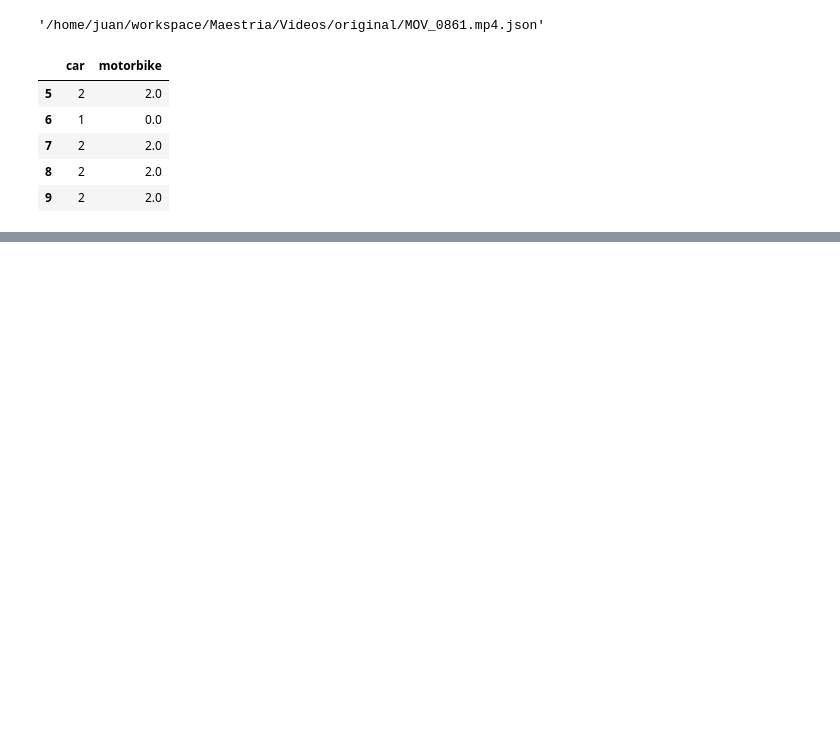
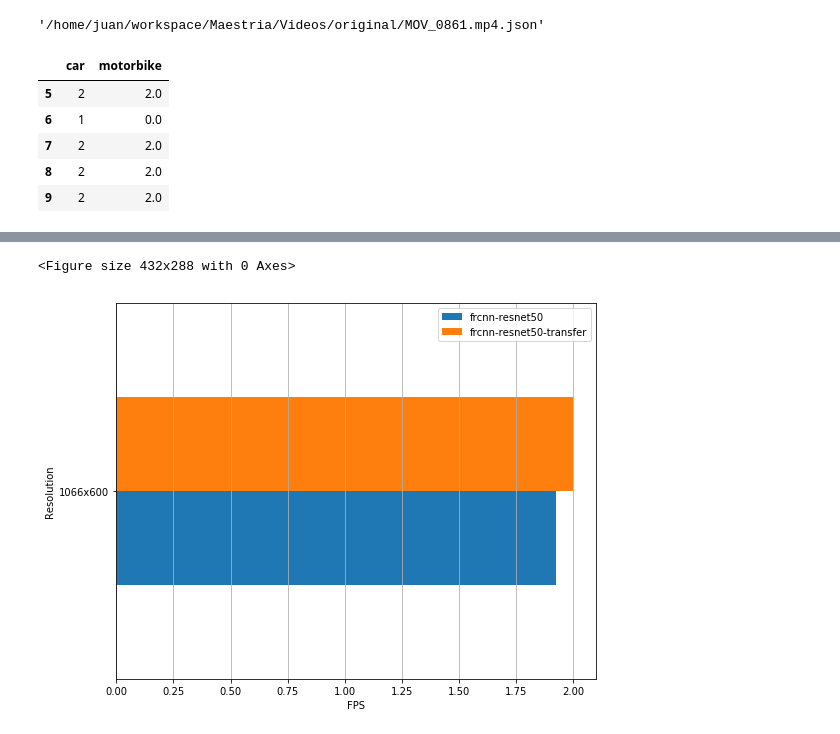
Before and after one commit to vvc-unal/vvc, a Jupyter notebook: notebooks/Results.ipynb, the cells around one changed output, grey strips where cells are left out. Cells and saved outputs as stored; diff of their text form; code cells hidden in the pictures; blank space fills up the shorter version.

```diff
--- a/notebooks/Results.ipynb
+++ b/notebooks/Results.ipynb
@@ -161,0 +223,17 @@ fig.savefig('./img/mean_precision.png')
+# %%
+plt.figure()
+
+ax = avg_fps.plot.barh(figsize=(8, 6))
+
+plt.grid(axis='x')
+
+ax.set_ylabel('Resolution')
+ax.set_xlabel('FPS')
+
+plt.tight_layout()
+
+fig = ax.get_figure()
+fig.savefig('./img/fps.png')
+# %% [output]
+<Figure size 432x288 with 0 Axes>
+[figure, added]
```
Also changed, not shown: parts of 5 cells of this notebook, 1 other file.
